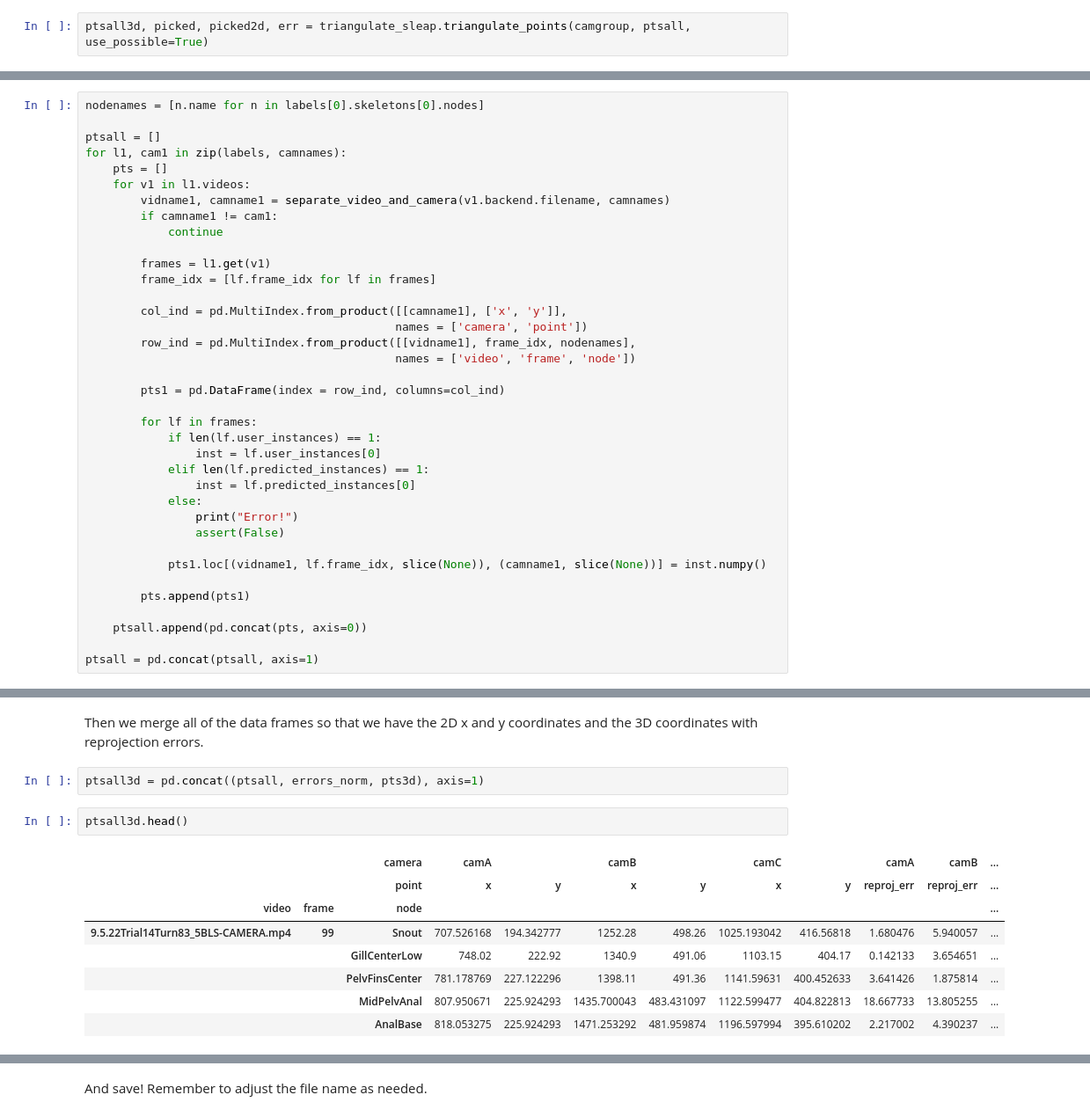
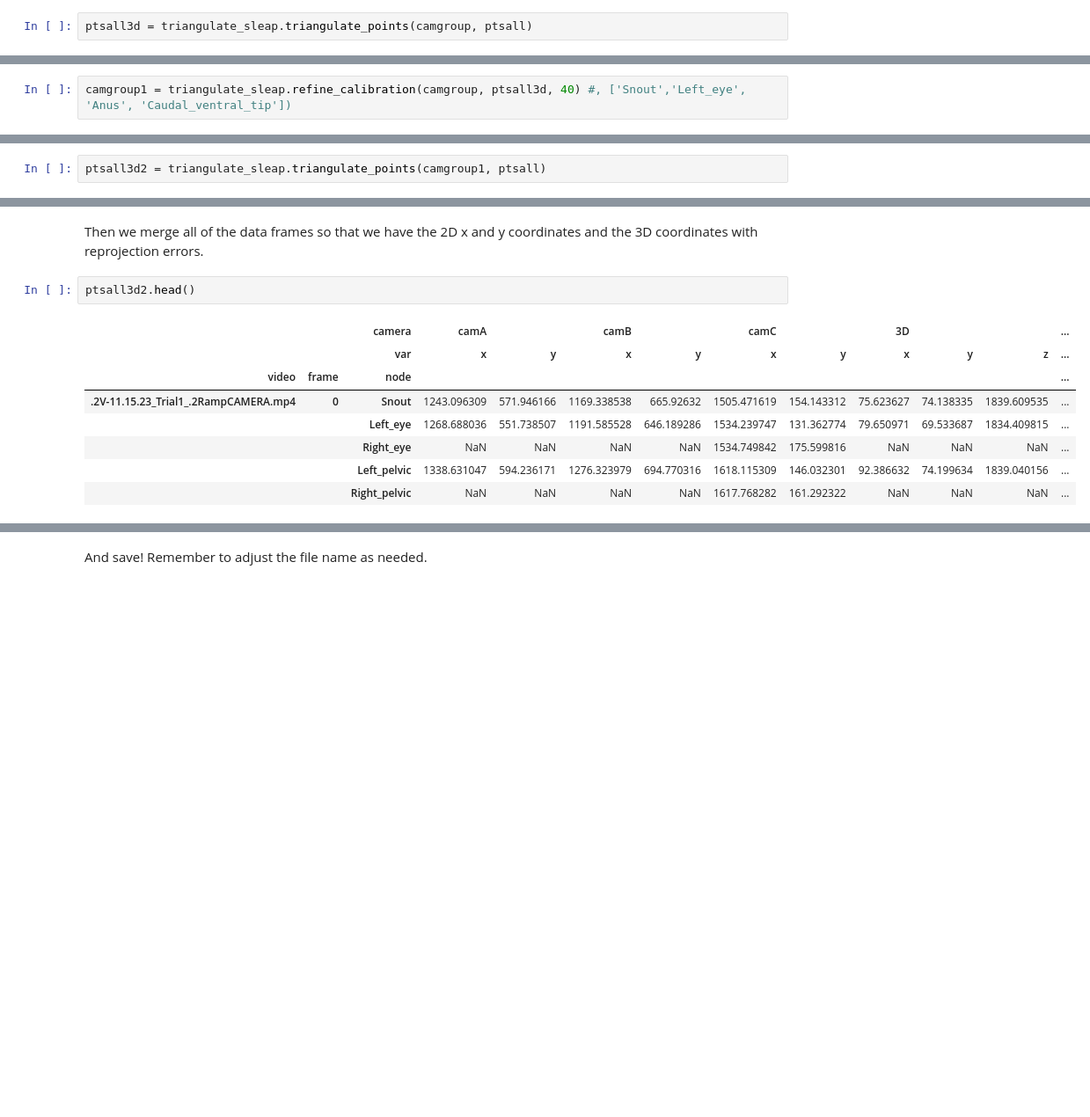
Before and after one commit to tytell/tytell-lab, a Jupyter notebook: triangulate_sleap.ipynb, the cells around one changed output, grey strips where cells are left out. Shown: that part at 88% size. Cells and saved outputs as stored; diff of their text form; blank space fills up the shorter version.

```diff
--- a/triangulate_sleap.ipynb
+++ b/triangulate_sleap.ipynb
@@ -50,5 +60,5 @@ Found 42675 frames across 4 matched videos
 # %% [markdown]
 Then this triangulates the points and computes the reprojections.
 # %%
-ptsall3d, picked, picked2d, err = triangulate_sleap.triangulate_points(camgroup, ptsall, use_possible=True)
+ptsall3d = triangulate_sleap.triangulate_points(camgroup, ptsall)
 # %% [output]
@@ -123,37 +75,0 @@ Pull out the $x$ and $y$ coordinates from the Sleap data files and match the sam
-# %%
-nodenames = [n.name for n in labels[0].skeletons[0].nodes]
-
-ptsall = []
-for l1, cam1 in zip(labels, camnames):
-    pts = []
-    for v1 in l1.videos:
-        vidname1, camname1 = separate_video_and_camera(v1.backend.filename, camnames)
-        if camname1 != cam1:
-            continue
-
-        frames = l1.get(v1)
-        frame_idx = [lf.frame_idx for lf in frames]
-
-        col_ind = pd.MultiIndex.from_product([[camname1], ['x', 'y']],
-                                             names = ['camera', 'point'])
-        row_ind = pd.MultiIndex.from_product([[vidname1], frame_idx, nodenames],
-                                             names = ['video', 'frame', 'node'])
-
-        pts1 = pd.DataFrame(index = row_ind, columns=col_ind)
-
-        for lf in frames:
-            if len(lf.user_instances) == 1:
-                inst = lf.user_instances[0]
-            elif len(lf.predicted_instances) == 1:
-                inst = lf.predicted_instances[0]
-            else:
-                print("Error!")
-                assert(False)
-
-            pts1.loc[(vidname1, lf.frame_idx, slice(None)), (camname1, slice(None))] = inst.numpy()
-
-        pts.append(pts1)
-
-    ptsall.append(pd.concat(pts, axis=0))
-
-ptsall = pd.concat(ptsall, axis=1)
@@ -224,0 +92,2 @@ errors_norm = pd.DataFrame(errors_norm.T, index=ptsall.index, columns=col_ind)
+# %%
+camgroup1 = triangulate_sleap.refine_calibration(camgroup, ptsall3d, 40) #, ['Snout','Left_eye', 'Anus', 'Caudal_ventral_tip'])
@@ -224,0 +112,2 @@ errors_norm = pd.DataFrame(errors_norm.T, index=ptsall.index, columns=col_ind)
+# %%
+ptsall3d2 = triangulate_sleap.triangulate_points(camgroup1, ptsall)
@@ -240,15 +155,13 @@ errors_norm.groupby(level=2).median()
 # %% [markdown]
 Then we merge all of the data frames so that we have the 2D x and y coordinates and the 3D coordinates with reprojection errors.
-# %%
-ptsall3d = pd.concat((ptsall, errors_norm, pts3d), axis=1)
 # %%
-ptsall3d.head()
+ptsall3d2.head()
 # %% [output]
-|  |  | camera | camA |  | camB |  | camC |  | camA | camB | ... |
-|  |  | point | x | y | x | y | x | y | reproj_err | reproj_err | ... |
-| video | frame | node |  |  |  |  |  |  |  |  | ... |
-| 9.5.22Trial14Turn83_5BLS-CAMERA.mp4 | 99 | Snout | 707.526168 | 194.342777 | 1252.28 | 498.26 | 1025.193042 | 416.56818 | 1.680476 | 5.940057 | ... |
-|  |  | GillCenterLow | 748.02 | 222.92 | 1340.9 | 491.06 | 1103.15 | 404.17 | 0.142133 | 3.654651 | ... |
-|  |  | PelvFinsCenter | 781.178769 | 227.122296 | 1398.11 | 491.36 | 1141.59631 | 400.452633 | 3.641426 | 1.875814 | ... |
-|  |  | MidPelvAnal | 807.950671 | 225.924293 | 1435.700043 | 483.431097 | 1122.599477 | 404.822813 | 18.667733 | 13.805255 | ... |
-|  |  | AnalBase | 818.053275 | 225.924293 | 1471.253292 | 481.959874 | 1196.597994 | 395.610202 | 2.217002 | 4.390237 | ... |
+|  |  | camera | camA |  | camB |  | camC |  | 3D |  |  | ... |
+|  |  | var | x | y | x | y | x | y | x | y | z | ... |
+| video | frame | node |  |  |  |  |  |  |  |  |  | ... |
+| .2V-11.15.23_Trial1_.2RampCAMERA.mp4 | 0 | Snout | 1243.096309 | 571.946166 | 1169.338538 | 665.92632 | 1505.471619 | 154.143312 | 75.623627 | 74.138335 | 1839.609535 | ... |
+|  |  | Left_eye | 1268.688036 | 551.738507 | 1191.585528 | 646.189286 | 1534.239747 | 131.362774 | 79.650971 | 69.533687 | 1834.409815 | ... |
+|  |  | Right_eye | NaN | NaN | NaN | NaN | 1534.749842 | 175.599816 | NaN | NaN | NaN | ... |
+|  |  | Left_pelvic | 1338.631047 | 594.236171 | 1276.323979 | 694.770316 | 1618.115309 | 146.032301 | 92.386632 | 74.199634 | 1839.040156 | ... |
+|  |  | Right_pelvic | NaN | NaN | NaN | NaN | 1617.768282 | 161.292322 | NaN | NaN | NaN | ... |
```
Also changed, not shown: parts of 43 cells of this notebook, 2 other files.
